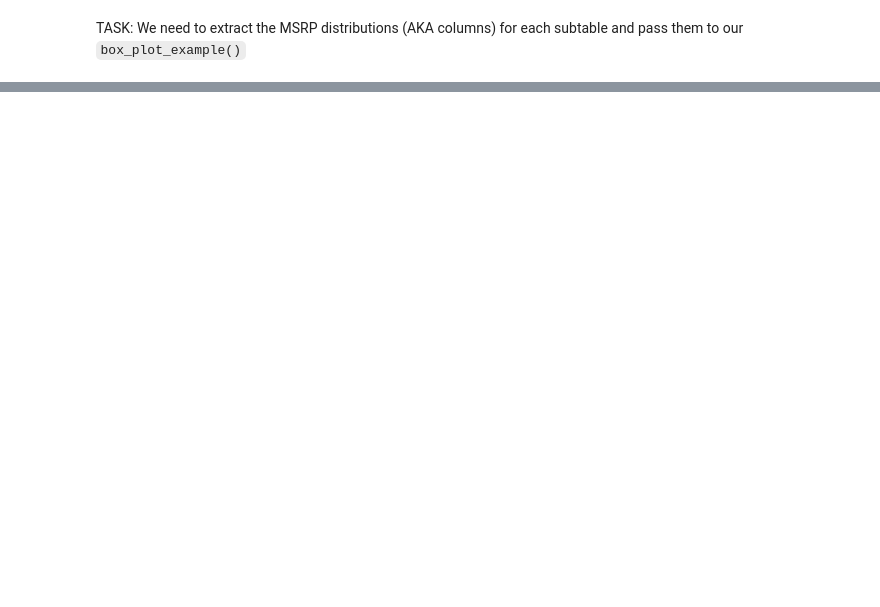
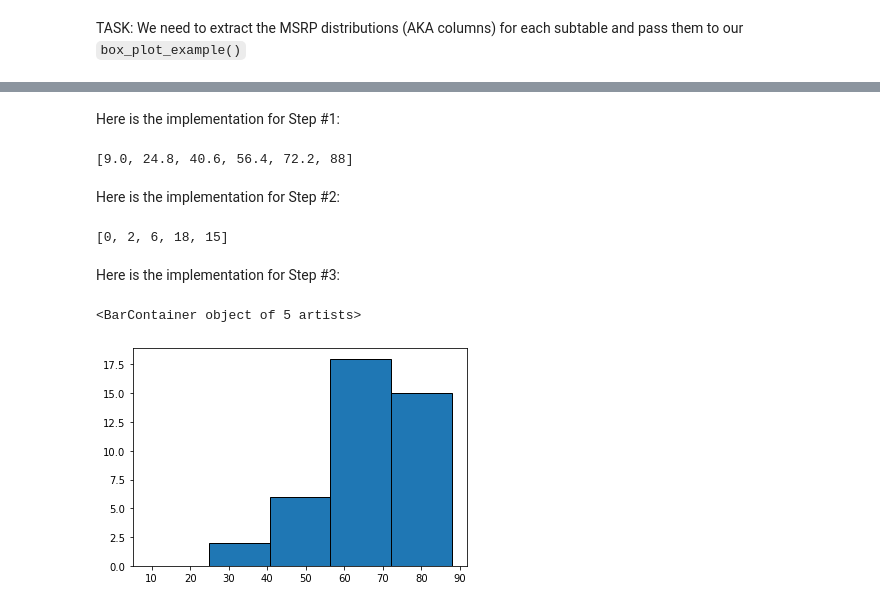
Before and after one commit to TrevorBushnell/STEM-Notes, a Jupyter notebook: CPSC322 Data Science Algorithms/U2 - Data Preparation/2.3 Matplotlib.ipynb, the cells around one changed output, grey strips where cells are left out. Cells and saved outputs as stored; diff of their text form; code cells hidden in the pictures; blank space fills up the shorter version.

```diff
--- a/CPSC322 Data Science Algorithms/U2 - Data Preparation/2.3 Matplotlib.ipynb
+++ b/CPSC322 Data Science Algorithms/U2 - Data Preparation/2.3 Matplotlib.ipynb
@@ -122,0 +144,7 @@ TASK: We need to extract the MSRP distributions (AKA columns) for each subtable
+# %%
+np.random.seed(0)
+values = np.random.choice(100, 20) # numpy array of 20 sampled values
+# will convert this into a sorted list as well
+values = sorted(list(values))
+print(values)
+# I missed out on this code and I need to come back and add this later
@@ -122,0 +162,23 @@ TASK: We need to extract the MSRP distributions (AKA columns) for each subtable
+# %% [markdown]
+Here is the implementation for Step #1:
+# %%
+importlib.reload(utils)
+cutoffs = utils.compute_equal_width_cutoffs(values, 5)
+print(cutoffs)
+# %% [output]
+[9.0, 24.8, 40.6, 56.4, 72.2, 88]
+# %% [markdown]
+Here is the implementation for Step #2:
+# %%
+importlib.reload(utils)
+freqs = utils.compute_bin_frequencies(values, cutoffs)
+print(freqs)
+# %% [output]
+[0, 2, 6, 18, 15]
+# %% [markdown]
+Here is the implementation for Step #3:
+# %%
+plt.bar(cutoffs[:-1], freqs, width=(cutoffs[1] - cutoffs[0]), edgecolor="black", align="edge")
+# %% [output]
+<BarContainer object of 5 artists>
+[figure, added]
```
Also changed, not shown: parts of 10 cells of this notebook, 1 other file.
